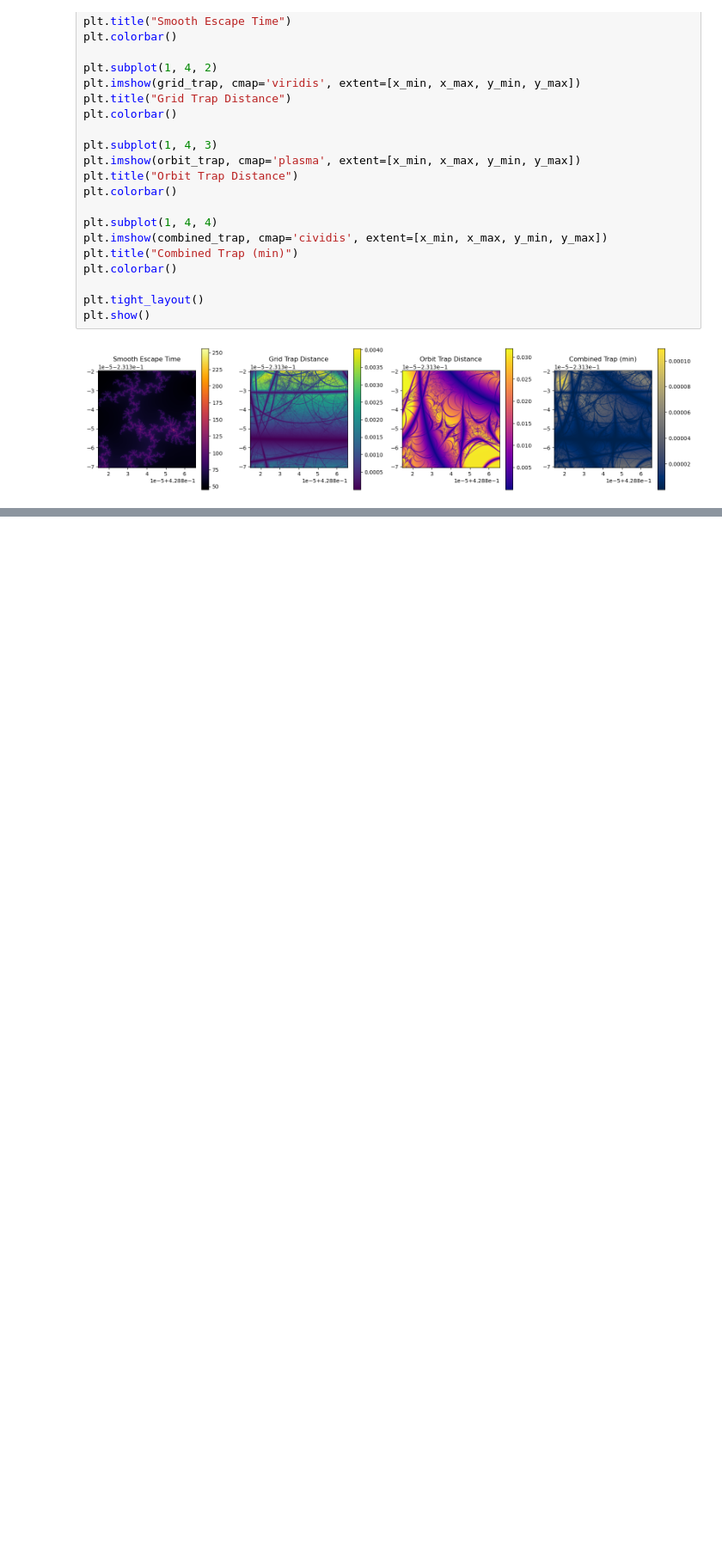
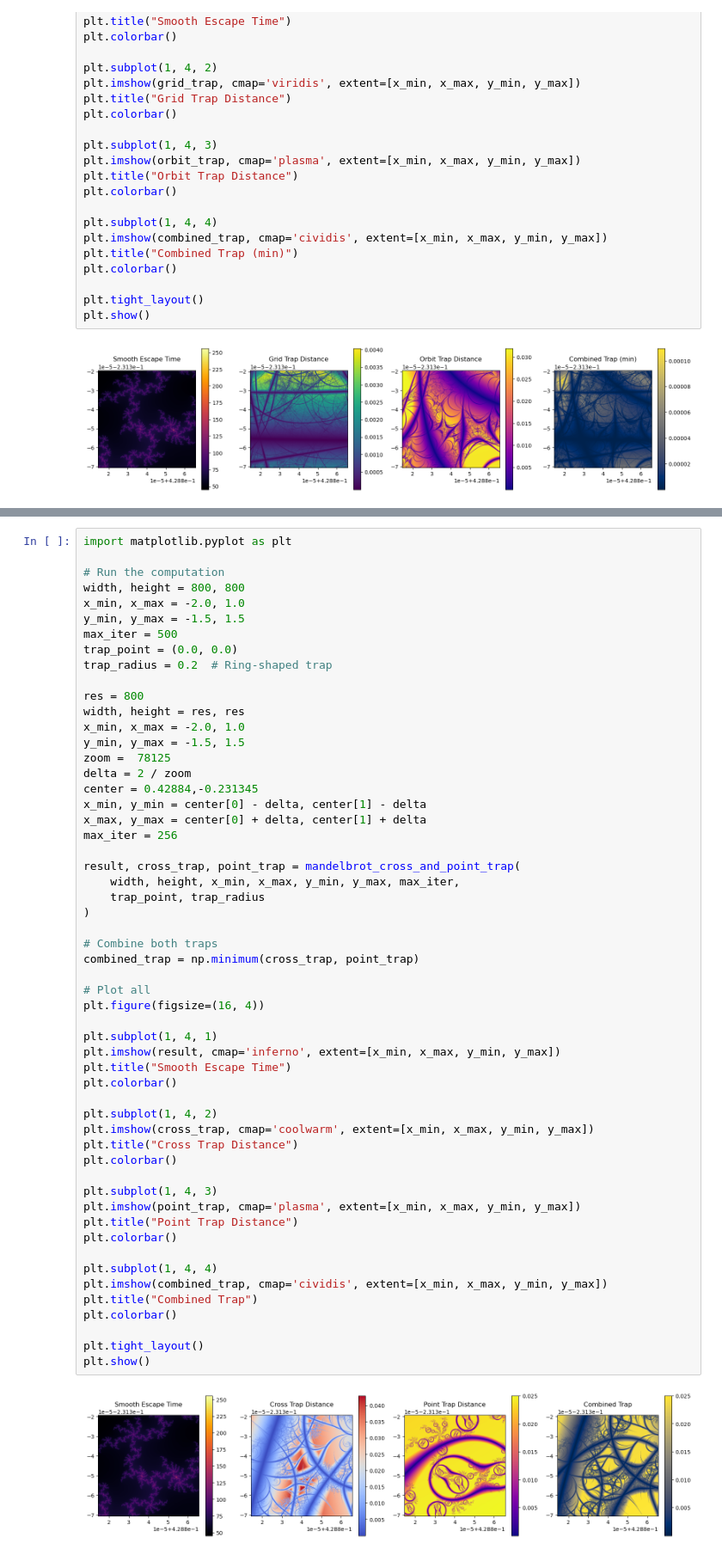
Before and after one commit to eandreas/fractal-art, a Jupyter notebook: mandelbrot.ipynb, the cells around one changed output, grey strips where cells are left out. Shown at 86% size. Cells and saved outputs as stored; diff of their text form; blank space fills up the shorter version.

Commit message:
another try with traps

```diff
--- a/mandelbrot.ipynb
+++ b/mandelbrot.ipynb
@@ -304,0 +367,57 @@ plt.show()
+# %%
+import matplotlib.pyplot as plt
+
+# Run the computation
+width, height = 800, 800
+x_min, x_max = -2.0, 1.0
+y_min, y_max = -1.5, 1.5
+max_iter = 500
+trap_point = (0.0, 0.0)
+trap_radius = 0.2  # Ring-shaped trap
+
+res = 800
+width, height = res, res
+x_min, x_max = -2.0, 1.0
+y_min, y_max = -1.5, 1.5
+zoom = 	78125
+delta = 2 / zoom
+center = 0.42884,-0.231345
+x_min, y_min = center[0] - delta, center[1] - delta
+x_max, y_max = center[0] + delta, center[1] + delta
+max_iter = 256
+
+result, cross_trap, point_trap = mandelbrot_cross_and_point_trap(
+    width, height, x_min, x_max, y_min, y_max, max_iter,
+    trap_point, trap_radius
+)
+
+# Combine both traps
+combined_trap = np.minimum(cross_trap, point_trap)
+
+# Plot all
+plt.figure(figsize=(16, 4))
+
+plt.subplot(1, 4, 1)
+plt.imshow(result, cmap='inferno', extent=[x_min, x_max, y_min, y_max])
+plt.title("Smooth Escape Time")
+plt.colorbar()
+
+plt.subplot(1, 4, 2)
+plt.imshow(cross_trap, cmap='coolwarm', extent=[x_min, x_max, y_min, y_max])
+plt.title("Cross Trap Distance")
+plt.colorbar()
+
+plt.subplot(1, 4, 3)
+plt.imshow(point_trap, cmap='plasma', extent=[x_min, x_max, y_min, y_max])
+plt.title("Point Trap Distance")
+plt.colorbar()
+
+plt.subplot(1, 4, 4)
+plt.imshow(combined_trap, cmap='cividis', extent=[x_min, x_max, y_min, y_max])
+plt.title("Combined Trap")
+plt.colorbar()
+
+plt.tight_layout()
+plt.show()
+# %% [output]
+[figure, added]
```
Also changed, not shown: parts of 3 cells of this notebook.
